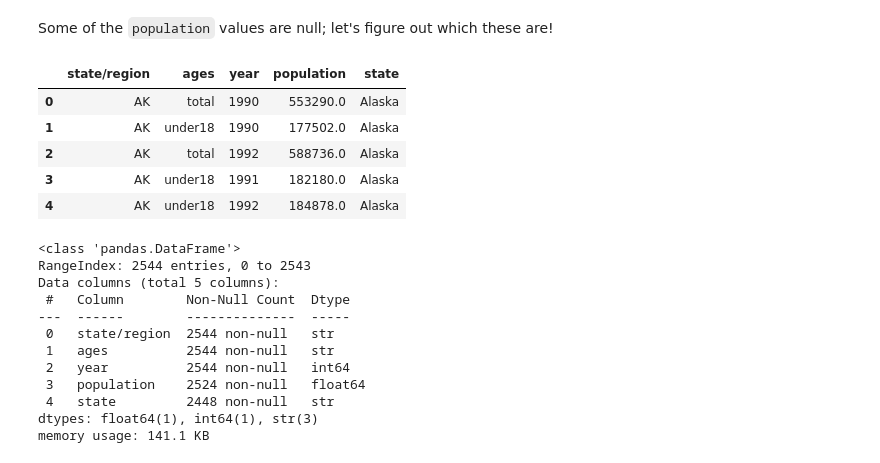
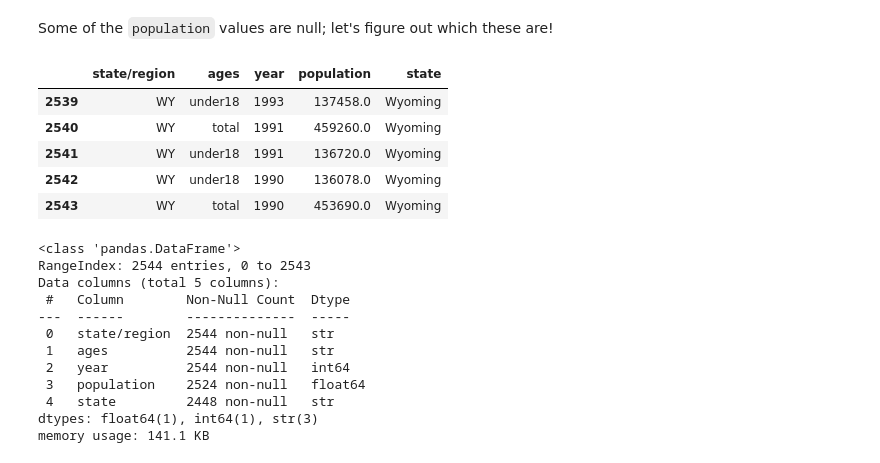
Before and after one commit to bonareri/data-science-class, a Jupyter notebook: 05-Python_for_Data_Science/06_02_Merge_and_Join.ipynb, the cells around one changed output. Cells and saved outputs as stored; diff of their text form; code cells hidden in the pictures.

```diff
--- a/05-Python_for_Data_Science/06_02_Merge_and_Join.ipynb
+++ b/05-Python_for_Data_Science/06_02_Merge_and_Join.ipynb
@@ -534,14 +538,14 @@ dtype: int64
 # %% [markdown]
 Some of the ``population`` values are null; let's figure out which these are!
 # %%
-merged.head()
+merged.tail()
 # %% [output]
 |  | state/region | ages | year | population | state |
-| 0 | AK | total | 1990 | 553290.0 | Alaska |
-| 1 | AK | under18 | 1990 | 177502.0 | Alaska |
-| 2 | AK | total | 1992 | 588736.0 | Alaska |
-| 3 | AK | under18 | 1991 | 182180.0 | Alaska |
-| 4 | AK | under18 | 1992 | 184878.0 | Alaska |
+| 2539 | WY | under18 | 1993 | 137458.0 | Wyoming |
+| 2540 | WY | total | 1991 | 459260.0 | Wyoming |
+| 2541 | WY | under18 | 1991 | 136720.0 | Wyoming |
+| 2542 | WY | under18 | 1990 | 136078.0 | Wyoming |
+| 2543 | WY | total | 1990 | 453690.0 | Wyoming |
 # %%
 merged.info()
 # %% [output]
```
Also changed, not shown: parts of 31 cells of this notebook, 7 other files.
